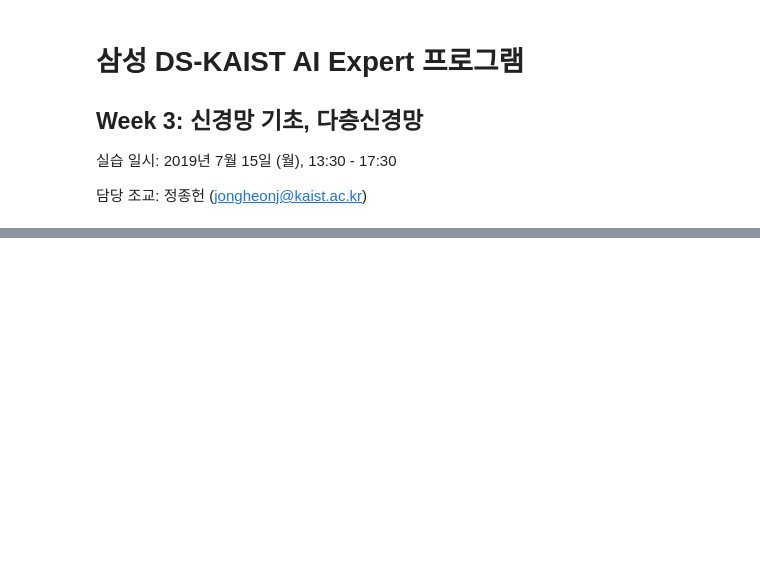
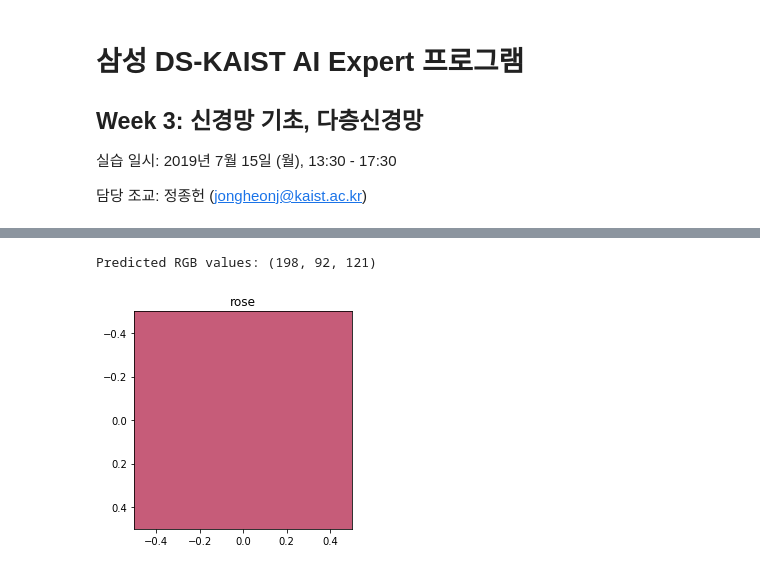
Before and after one commit to fallen32/AI_KAIST, a Jupyter notebook: Assignment_0715/assignment.ipynb, the cells around one changed output, grey strips where cells are left out. Saved outputs shown, nothing was run; the diff lists cells and outputs as text; code cells hidden in the pictures; blank space fills up the shorter version.

```diff
--- a/Assignment_0715/assignment.ipynb
+++ b/Assignment_0715/assignment.ipynb
@@ -200,0 +248,5 @@ colorbot('crimson')
+# %%
+colorbot('rose')
+# %% [output]
+Predicted RGB values: (198, 92, 121)
+[figure, added]
```
Also changed, not shown: parts of 9 cells of this notebook, 14 other files.
